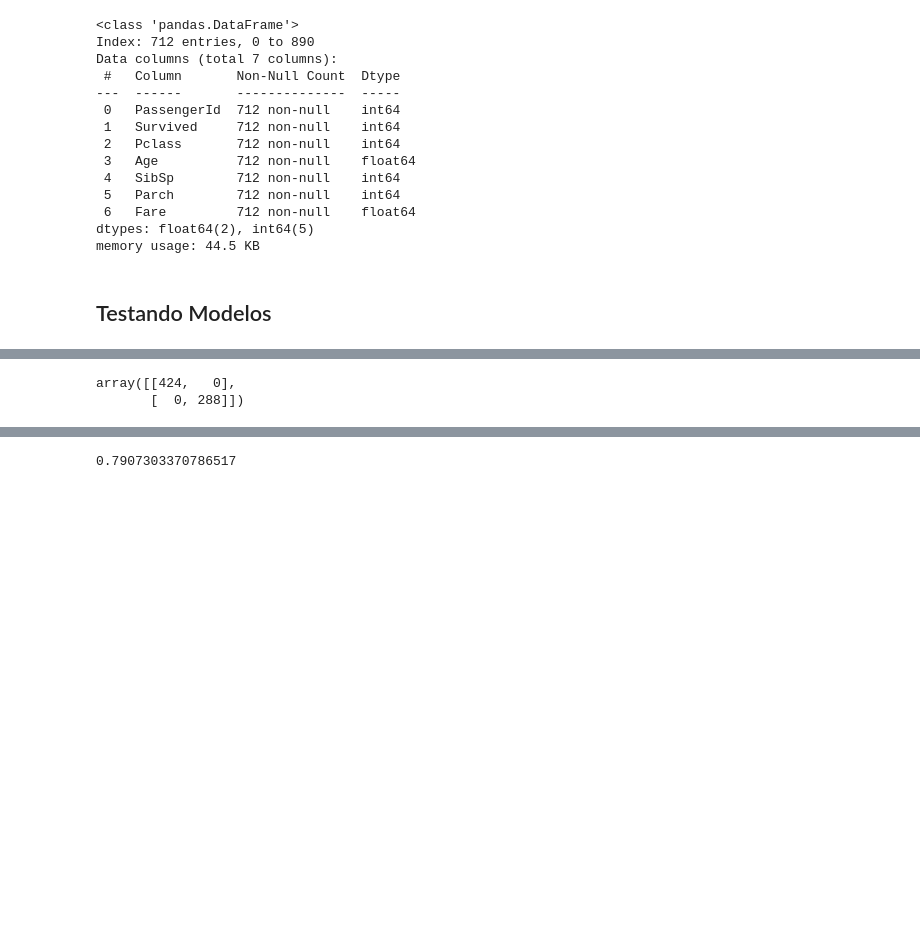
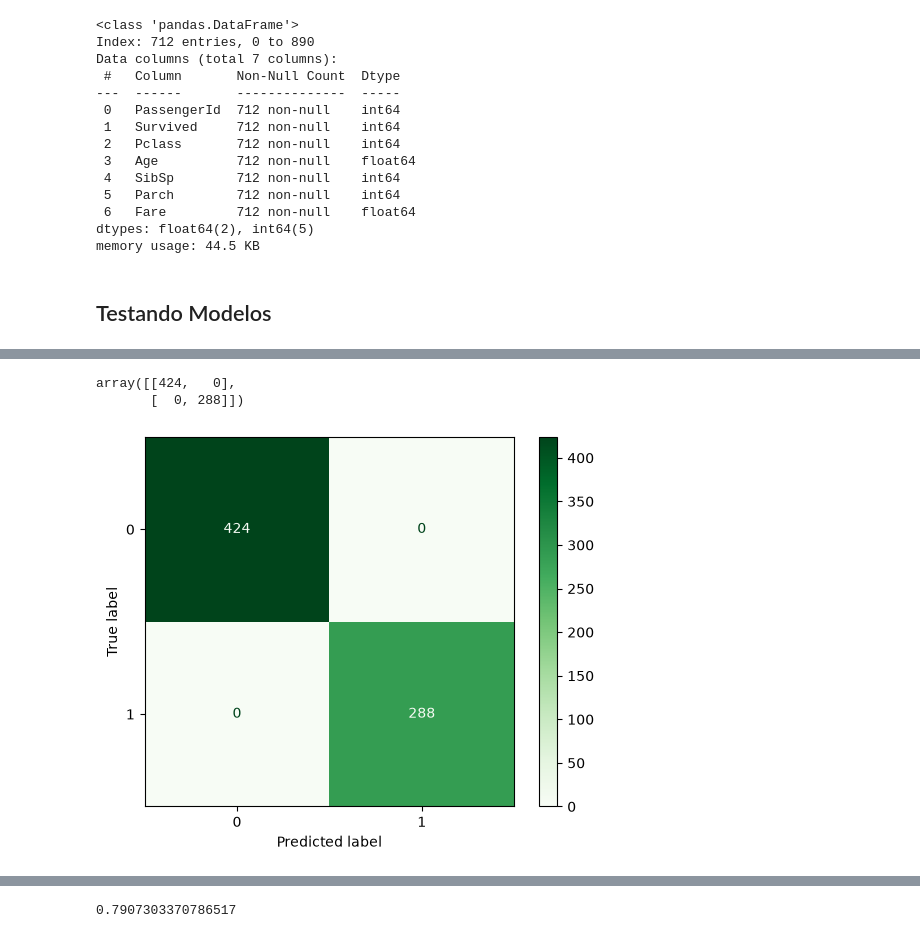
Before and after one commit to EledilsonB/Curso_Data_Science_Hashtag, a Jupyter notebook: aula4.ipynb, the cells around one changed output, grey strips where cells are left out. Cells and saved outputs as stored; diff of their text form; code cells hidden in the pictures; blank space fills up the shorter version.

```diff
--- a/aula4.ipynb
+++ b/aula4.ipynb
@@ -260,8 +254,13 @@ array([[377,  47],
 # %%
 # Verificando a Matriz para o modelo Árvore de Decisão
-confusion_matrix(y_test, pred_tree)
+cmTree = confusion_matrix(y_test, pred_tree)
+display(cmTree)
+
+ConfusionMatrixDisplay(cmTree).plot(cmap='Greens')
+plt.show()
 # %% [output]
 array([[424,   0],
        [  0, 288]])
+[figure, added]
 # %%
 # Verificando a Matriz para o modelo Regressão Logistica
```
Also changed, not shown: parts of 7 cells of this notebook.
